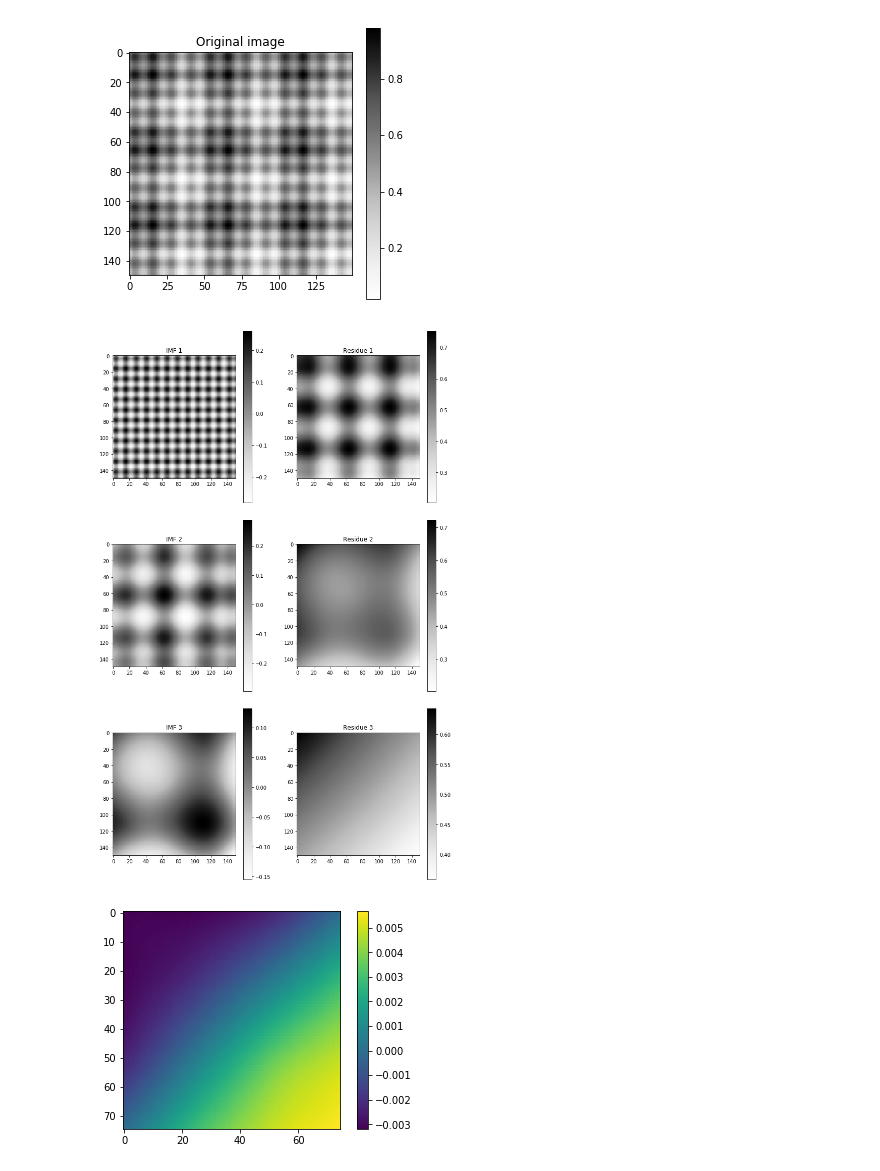
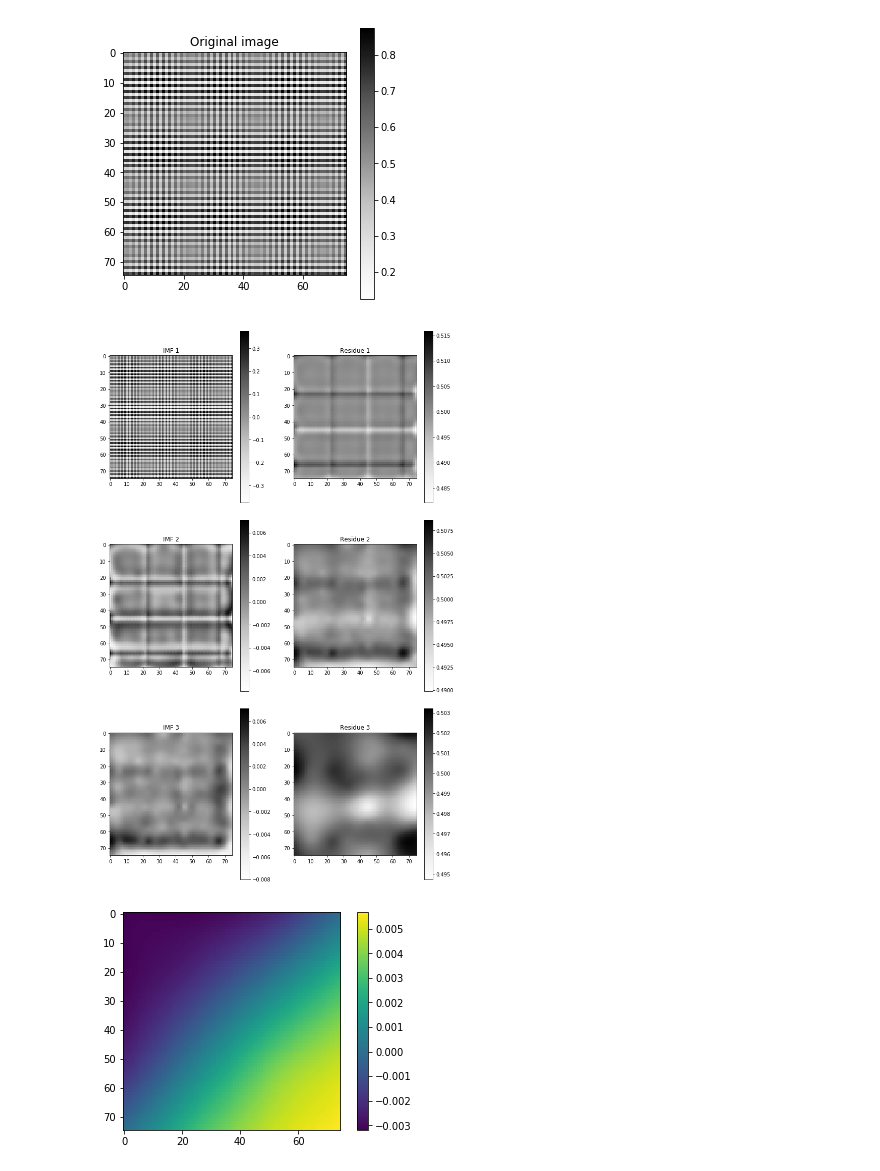
Before and after one commit to holwech/AdaptiveDataAnalysis, a Jupyter notebook: IEMD_on_synthetic_image.ipynb, the cells around one changed output. Drawn from its saved outputs; the diff is of its cells as text; code cells hidden in the pictures.

```diff
--- a/IEMD_on_synthetic_image.ipynb
+++ b/IEMD_on_synthetic_image.ipynb
@@ -34,24 +34,24 @@ def plot_IEMD(imfs, residues):
     plt.savefig('IEMD.eps')
     plt.show()
 # %%
-x = np.arange(0, 150)
-y = np.arange(0, 150)
+x = np.arange(0, 75)
+y = np.arange(0, 75)
 xx, yy = np.meshgrid(x, y)
-img = 0.5 + np.sin(xx)/8+np.sin(xx/4)/8+np.sin(yy)/8+np.sin(yy/4)/8
+img = 0.5 + np.sin(xx*3)/8+np.sin(yy*3)/4
 plt.figure(1,figsize = (5,5))
 plt.clf()
 
 plt.imshow(img,cmap='Greys')
 plt.title('Original image')
 plt.colorbar()
 plt.savefig('OrigImg.eps')
 plt.show()
 
 imfs, residues, medel = IEMD(img,0.1,3)
 plot_IEMD(imfs, residues)
 # %% [output]
-[figure, old version]
+[figure, new version]
-[figure, old version]
+[figure, new version]
 # %%
 plt.imshow(medel)
 plt.colorbar()
```
Also changed, not shown: 3 other files.
